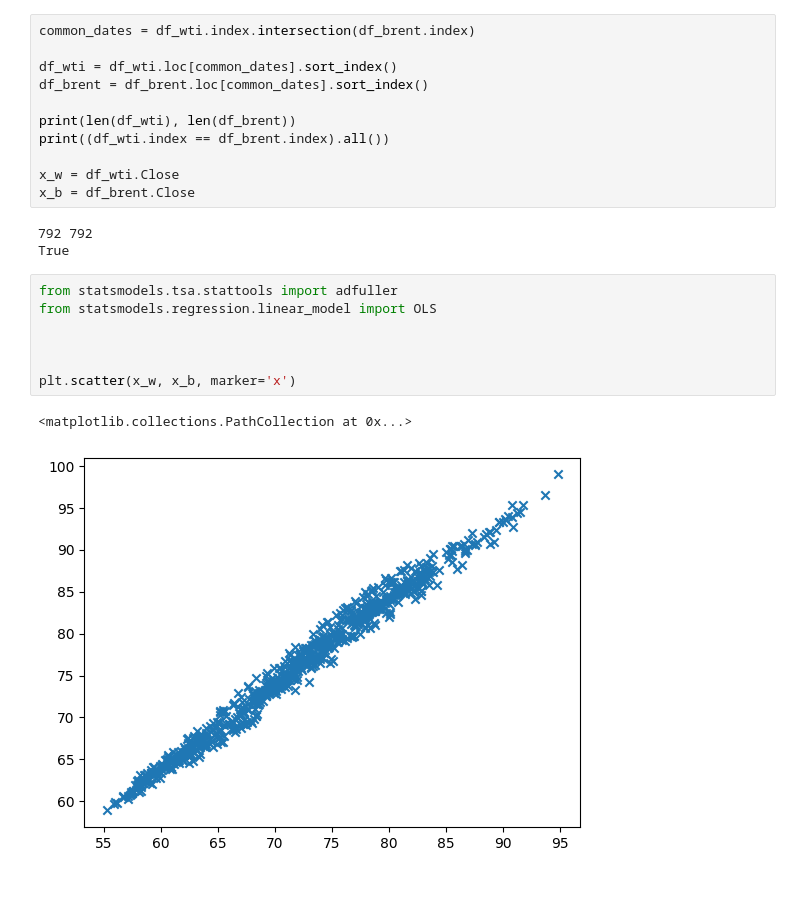
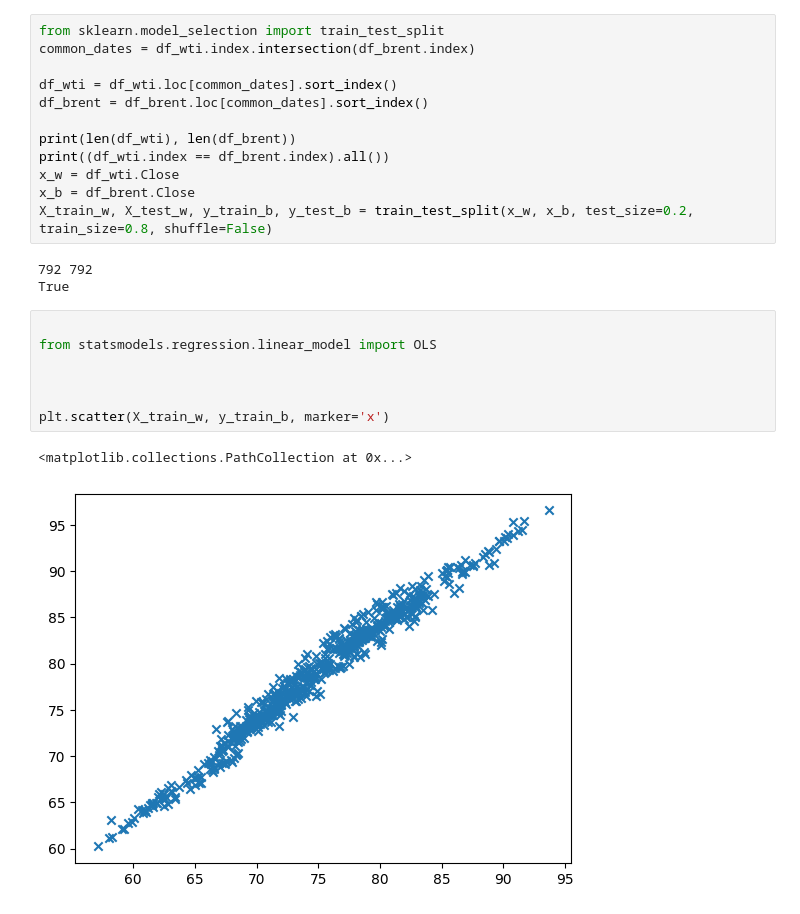
Before and after one commit to ptr-enjoyer/derivative-pricing, a Jupyter notebook: notebooks/stat_arb.ipynb, the cells around one changed output. Cells and saved outputs as stored; diff of their text form.

```diff
--- a/notebooks/stat_arb.ipynb
+++ b/notebooks/stat_arb.ipynb
@@ -102,6 +102,7 @@ Count only in WTI: 0
 Only in Brent: [Timestamp('2023-11-23 00:00:00')]
 Count only in Brent: 1
 # %%
+from sklearn.model_selection import train_test_split
 common_dates = df_wti.index.intersection(df_brent.index)
 
 df_wti = df_wti.loc[common_dates].sort_index()
@@ -109,21 +110,21 @@ df_brent = df_brent.loc[common_dates].sort_index()
 
 print(len(df_wti), len(df_brent))
 print((df_wti.index == df_brent.index).all())
-
 x_w = df_wti.Close
 x_b = df_brent.Close
+X_train_w, X_test_w, y_train_b, y_test_b = train_test_split(x_w, x_b, test_size=0.2, train_size=0.8, shuffle=False)
 # %% [output]
 792 792
 True
 # %%
-from statsmodels.tsa.stattools import adfuller
+
 from statsmodels.regression.linear_model import OLS
 
 
 
-plt.scatter(x_w, x_b, marker='x')
+plt.scatter(X_train_w, y_train_b, marker='x')
 # %% [output]
 <matplotlib.collections.PathCollection at 0x...>
-[figure, old version]
+[figure, new version]
 # %%
 from statsmodels.api import add_constant
```
Also changed, not shown: parts of 4 cells of this notebook.
